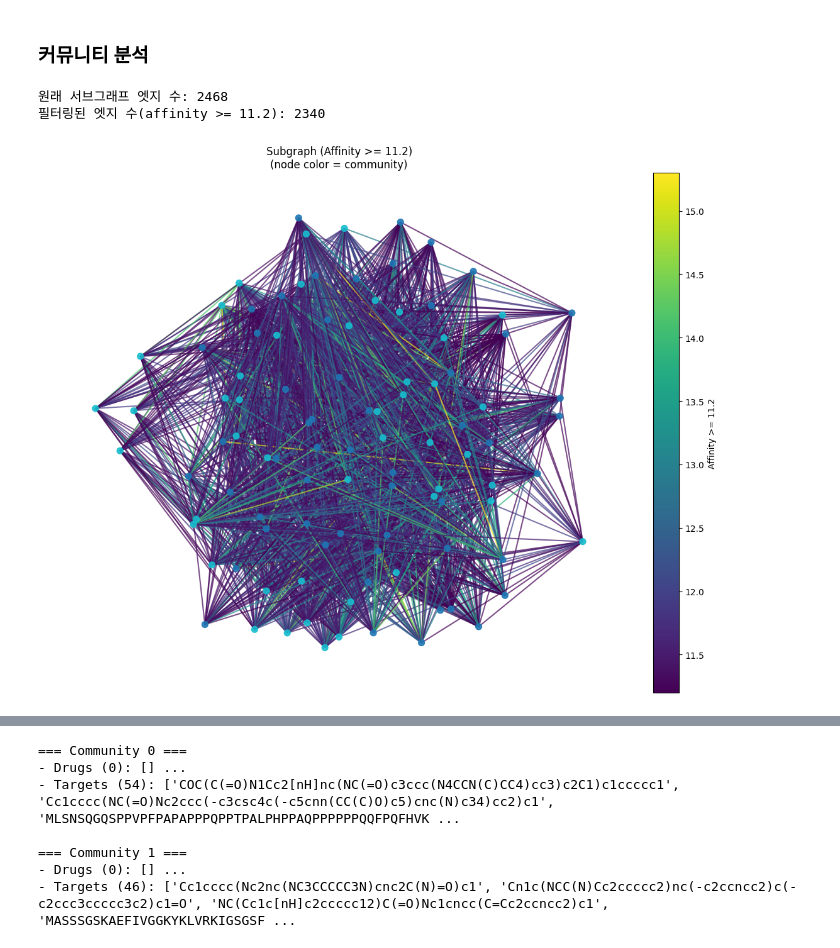
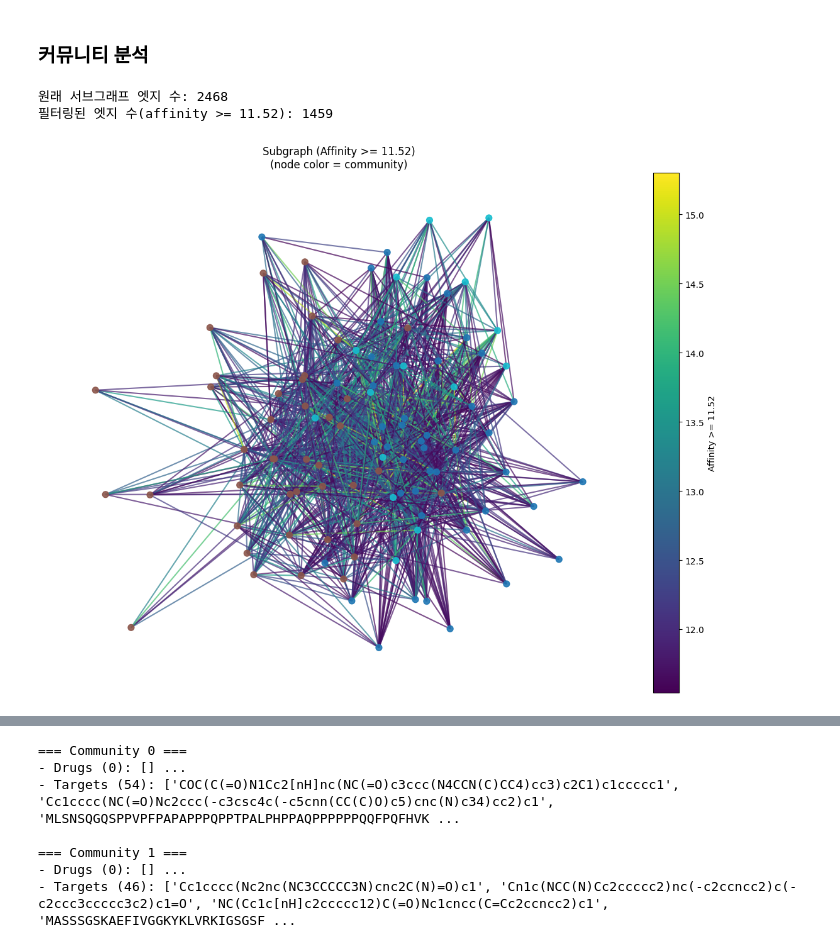
Before and after one commit to annie4616/25_summer_DTI, a Jupyter notebook: data_analysis.ipynb, the cells around one changed output, grey strips where cells are left out. Cells and saved outputs as stored; diff of their text form; code cells hidden in the pictures.

```diff
--- a/data_analysis.ipynb
+++ b/data_analysis.ipynb
@@ -310,16 +311,16 @@ target_degree_df
 # %% [markdown]
 ### 커뮤니티 분석
 # %%
-# drug_deg_map = {n: G_kiba.degree(n) for n in kiba['Drug'].unique()}
-# target_deg_map = {n: G_kiba.degree(n) for n in kiba['Target'].unique()}
+drug_deg_map = {n: G_kiba.degree(n) for n in kiba['Drug'].unique()}
+target_deg_map = {n: G_kiba.degree(n) for n in kiba['Target'].unique()}
 
-# # 상위 100개 Drug, Target 추출
-# top_drugs = sorted(drug_deg_map, key=drug_deg_map.get, reverse=True)[:50]
-# top_targets = sorted(target_deg_map, key=target_deg_map.get, reverse=True)[:50]
+# 상위 100개 Drug, Target 추출
+top_drugs = sorted(drug_deg_map, key=drug_deg_map.get, reverse=True)[:50]
+top_targets = sorted(target_deg_map, key=target_deg_map.get, reverse=True)[:50]
 
-# # 서브그래프 생성 (상위 drug과 target만)
-# sub_nodes = set(top_drugs) | set(top_targets)
-# subgraph = G_kiba.subgraph(sub_nodes)
+# 서브그래프 생성 (상위 drug과 target만)
+sub_nodes = set(top_drugs) | set(top_targets)
+subgraph = G_kiba.subgraph(sub_nodes)
 
 # # Community Detection
 # communities = list(nx.algorithms.community.greedy_modularity_communities(subgraph))
@@ -445,59 +446,67 @@ target_degree_df
 # plt.show()
 # %%
 # --- 1) affinity 11.2 이상인 엣지만 추출 ---
-threshold = 11.2
-high_aff_edges = [
+threshold = 11.52
+high_aff_edges = [ # 엣지값이 11.2 이상인 엣지만 추출
     (u, v, d) for u, v, d in subgraph.edges(data=True)
-    if d.get("affinity", None) is not None and d["affinity"] >= threshold
-]
+    if d.get("affinity", None) is not None and d["affinity"] >= threshold # affinity값이 존재하고 11.2 이상인 엣지만 필터링
+] # d는 엣지 속성 딕셔너리. get 메서드: affinity가 있으면 affinity 반환, 없으면 none 반환
 
-# --- 2) 새로운 서브그래프 생성 ---
-subgraph_high_aff = nx.Graph()
-subgraph_high_aff.add_edges_from(high_aff_edges)
+# 2) 새로운 서브그래프 생성
+subgraph_high_aff = nx.Graph() # 빈 그래프 생성
+# networkX의 그래프 객체
+# 노드: subgraph_high_aff.nodes() → NodeView 객체
+# 엣지: subgraph_high_aff.edges(data=True) → (u, v, d) 튜플들의 뷰
+# u, v: 엣지의 양 끝 노드
+# d: 엣지 속성을 담은 딕셔너리, 예: {'affinity': 12.4}
+# 데이터 프레임이 아니라 그래프 구조
+subgraph_high_aff.add_edges_from(high_aff_edges) # 높은 친화도 값의 엣지들을 그래프에 추가
 
 print(f"원래 서브그래프 엣지 수: {subgraph.number_of_edges()}")
 print(f"필터링된 엣지 수(affinity >= {threshold}): {subgraph_high_aff.number_of_edges()}")
 
-# --- 3) 필터링 후 커뮤니티 재검출 ---
+# 3) 필터링 후 커뮤니티 재검출
 communities_high_aff = list(nx.algorithms.community.greedy_modularity_communities(subgraph_high_aff))
 node_to_community_high_aff = {}
 for i, comm in enumerate(communities_high_aff):
     for node in comm:
-        node_to_community_high_aff[node] = i
+        node_to_community_high_aff[node] = i # 각 노드가 어떤 커뮤니티에 속하는지 매핑된 딕셔너리 생성 (시각화를 편하게 하기 위해)
+        # i는 커뮤니티 인덱스
 
-# --- 4) 시각화 ---
+# 4) 시각화
 plt.figure(figsize=(11, 9))
-pos = nx.spring_layout(subgraph_high_aff, seed=42)
+pos = nx.spring_layout(subgraph_high_aff, seed=42) # seed 고정으로 매번 같은 그래프가 되게 할 수 있음(위치 선정)
 
-node_colors = [node_to_community_high_aff[n] for n in subgraph_high_aff.nodes()]
+node_colors = [node_to_community_high_aff[n] for n in subgraph_high_aff.nodes()] # 노드 컬러 지정(커뮤니티 ID에 따라)
 nx.draw_networkx_nodes(
     subgraph_high_aff, pos,
-    node_color=node_colors, cmap=plt.cm.tab10,
-    node_size=50, alpha=0.9
+    node_color=node_colors, cmap=plt.cm.tab10, # tab10: 범주형 색상 팔레트
+    node_size=50, alpha=0.9 # 투명도
 )
 
-edges = list(subgraph_high_aff.edges(data=True))
-edge_affs = [d.get("affinity", None) for _, _, d in edges]
-vmin, vmax = float(np.min(edge_affs)), float(np.max(edge_affs))
+edges = list(subgraph_high_aff.edges(data=True)) # 엣지 목록 (u,v, data) 형태
+edge_affs = [d.get("affinity", None) for _, _, d in edges] # 각 엣지의 affinity값을 뽑아 리스트로 할당
+vmin, vmax = float(np.min(edge_affs)), float(np.max(edge_affs)) # 연속형 컬러맵 viridis 사용하므로 최소, 최댓값 필요
 
 nx.draw_networkx_edges(
     subgraph_high_aff, pos,
-    edge_color=edge_affs,
-    edge_cmap=plt.cm.viridis,
-    edge_vmin=vmin, edge_vmax=vmax,
-    width=1.5, alpha=0.7
+    edge_color=edge_affs, # 친화도값을 색으로 사용
+    edge_cmap=plt.cm.viridis, # 연속형 팔레트
+    edge_vmin=vmin, edge_vmax=vmax, # 색 스케일 범위
+    width=1.5, alpha=0.7 # 엣지 두께와 투명도
 )
 
-sm = plt.cm.ScalarMappable(cmap=plt.cm.viridis, norm=plt.Normalize(vmin=vmin, vmax=vmax))
-sm.set_array([])
-cbar = plt.colorbar(sm, fraction=0.046, pad=0.03)
+sm = plt.cm.ScalarMappable(cmap=plt.cm.viridis, norm=plt.Normalize(vmin=vmin, vmax=vmax)) # 컬러바 생성을 위해 가짜 스칼라 매퍼 사용??, 최대최소값으로 색 정규화
+# 보통 컬러바는 함수가 리턴한 mappable 객체(색상과 데이터 매핑정보)를 기반으로 생성되는데, nx.draw_network_edges는 mappable이 없어 가상 객체를 만들어 주어야 함
+sm.set_array([]) #set_array([])는 matplotlib이 컬러바 값 범위를 알도록 하는 관용구
+cbar = plt.colorbar(sm, fraction=0.046, pad=0.03) # 오른쪽의 컬러바. fraction: 컬러바 크기 / pad: 여백
 cbar.set_label(f"Affinity >= {threshold}")
 
 plt.title(f"Subgraph (Affinity >= {threshold})\n(node color = community)")
-plt.axis("off")
+plt.axis("off") # 축 눈금, 테두리를 숨김
 plt.tight_layout()
 plt.show()
 # %% [output]
 원래 서브그래프 엣지 수: 2468
-필터링된 엣지 수(affinity >= 11.2): 2340
+필터링된 엣지 수(affinity >= 11.52): 1459
-[figure, old version]
+[figure, new version]
```
Also changed, not shown: parts of 4 cells of this notebook, 1 other file.
